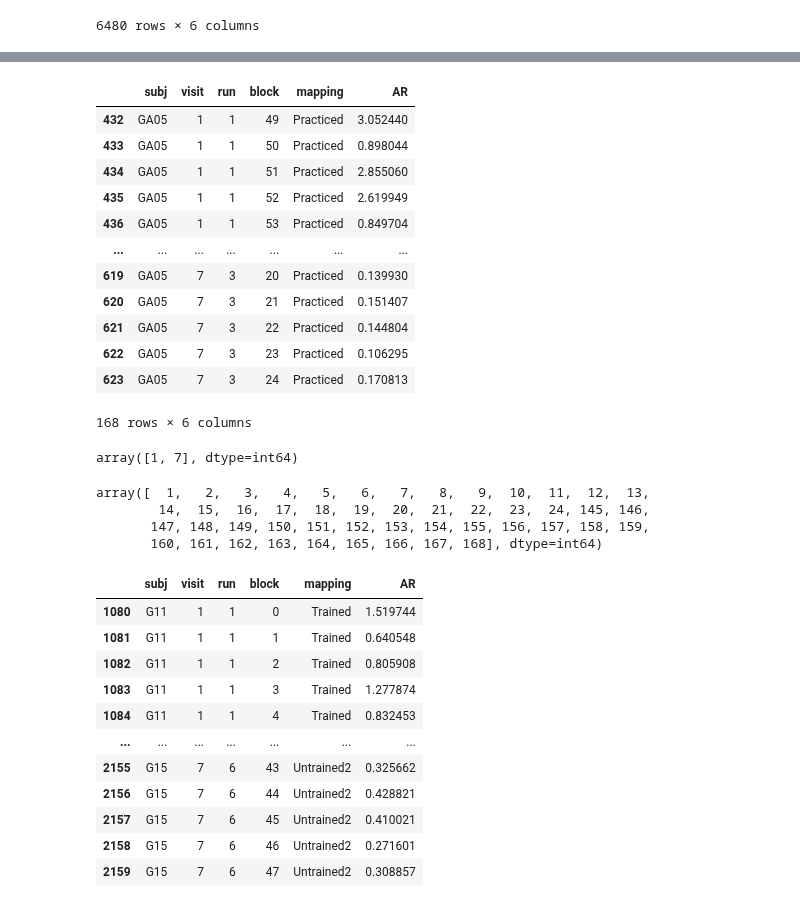
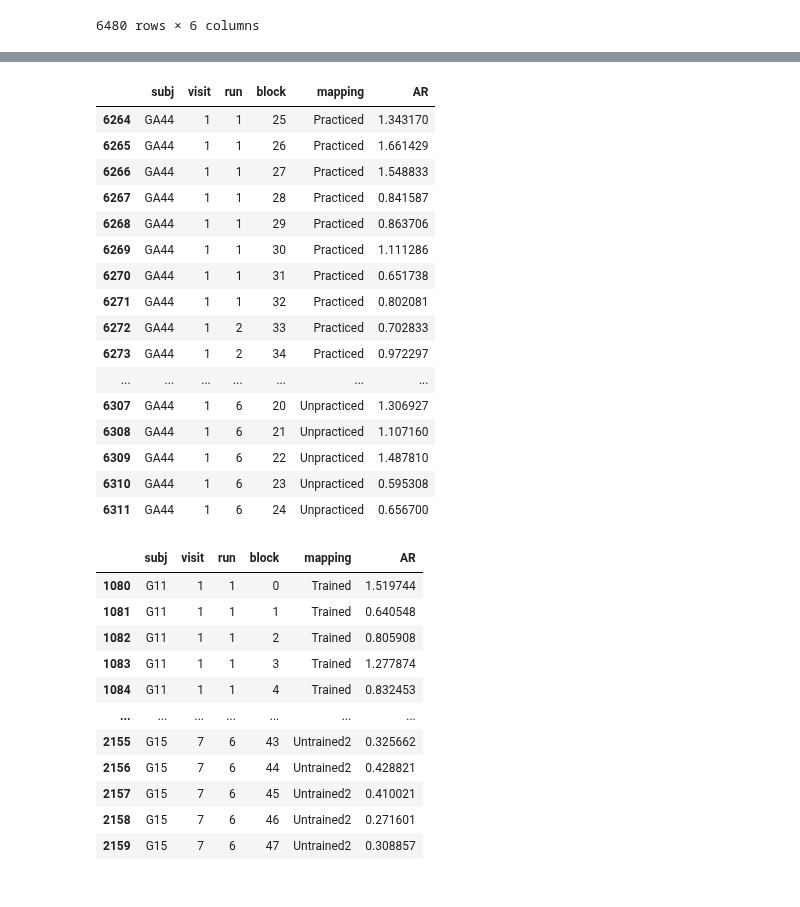
Before and after one commit to psb629/labs, a Jupyter notebook: GD/scrpits/notebook/Behavior_analysis.ipynb, the cells around one changed output, grey strips where cells are left out. Saved outputs shown, nothing was run; the diff lists cells and outputs as text; code cells hidden in the pictures.

```diff
--- a/GD/scrpits/notebook/Behavior_analysis.ipynb
+++ b/GD/scrpits/notebook/Behavior_analysis.ipynb
@@ -784,33 +771,32 @@ array([  0,   1,   2,   3,   4,   5,   6,   7,   8,   9,  10,  11,  12,
-# %%
-subj = 'GA05'
-temp = dGA[(dGA.subj==subj)&(dGA.mapping=='Practiced')]
-temp
-## temp['block'] = range(168)
-# %% [output]
-|  | subj | visit | run | block | mapping | AR |
-| 432 | GA05 | 1 | 1 | 49 | Practiced | 3.052440 |
-| 433 | GA05 | 1 | 1 | 50 | Practiced | 0.898044 |
-| 434 | GA05 | 1 | 1 | 51 | Practiced | 2.855060 |
-| 435 | GA05 | 1 | 1 | 52 | Practiced | 2.619949 |
-| 436 | GA05 | 1 | 1 | 53 | Practiced | 0.849704 |
-| ... | ... | ... | ... | ... | ... | ... |
-| 619 | GA05 | 7 | 3 | 20 | Practiced | 0.139930 |
-| 620 | GA05 | 7 | 3 | 21 | Practiced | 0.151407 |
-| 621 | GA05 | 7 | 3 | 22 | Practiced | 0.144804 |
-| 622 | GA05 | 7 | 3 | 23 | Practiced | 0.106295 |
-| 623 | GA05 | 7 | 3 | 24 | Practiced | 0.170813 |
-168 rows × 6 columns
-# %%
-dGA[(dGA.subj==subj)&(dGA.mapping=='Unpracticed')].visit.unique()
-# %% [output]
-array([1, 7], dtype=int64)
-# %%
-dGA[(dGA.subj==subj)&(dGA.mapping=='Unpracticed')].block.unique()
-# %% [output]
-array([  1,   2,   3,   4,   5,   6,   7,   8,   9,  10,  11,  12,  13,
-        14,  15,  16,  17,  18,  19,  20,  21,  22,  23,  24, 145, 146,
-       147, 148, 149, 150, 151, 152, 153, 154, 155, 156, 157, 158, 159,
-       160, 161, 162, 163, 164, 165, 166, 167, 168], dtype=int64)
+# %%
+for s in dGA.subj.unique():
+    for v in [1,7]:
+        for r in [1,2,3,4,5,6]:
+            temp = dGA[(dGA.subj==s)&(dGA.visit==v)&(dGA.run==r)]
+
+#     for v in [2,3,4,5,6]:
+#         for r in [1,2,3]:
+# %%
+temp = dGA[(dGA.subj==s)&(dGA.visit==1)]
+temp
+# %% [output]
+|  | subj | visit | run | block | mapping | AR |
+| 6264 | GA44 | 1 | 1 | 25 | Practiced | 1.343170 |
+| 6265 | GA44 | 1 | 1 | 26 | Practiced | 1.661429 |
+| 6266 | GA44 | 1 | 1 | 27 | Practiced | 1.548833 |
+| 6267 | GA44 | 1 | 1 | 28 | Practiced | 0.841587 |
+| 6268 | GA44 | 1 | 1 | 29 | Practiced | 0.863706 |
+| 6269 | GA44 | 1 | 1 | 30 | Practiced | 1.111286 |
+| 6270 | GA44 | 1 | 1 | 31 | Practiced | 0.651738 |
+| 6271 | GA44 | 1 | 1 | 32 | Practiced | 0.802081 |
+| 6272 | GA44 | 1 | 2 | 33 | Practiced | 0.702833 |
+| 6273 | GA44 | 1 | 2 | 34 | Practiced | 0.972297 |
+| ... | ... | ... | ... | ... | ... | ... |
+| 6307 | GA44 | 1 | 6 | 20 | Unpracticed | 1.306927 |
+| 6308 | GA44 | 1 | 6 | 21 | Unpracticed | 1.107160 |
+| 6309 | GA44 | 1 | 6 | 22 | Unpracticed | 1.487810 |
+| 6310 | GA44 | 1 | 6 | 23 | Unpracticed | 0.595308 |
+| 6311 | GA44 | 1 | 6 | 24 | Unpracticed | 0.656700 |
 # %%
 ## preprocess it by several steps (rename values in col.'mapping')
 dGA = pd.DataFrame(columns=temp.columns)
```
Also changed, not shown: parts of 9 cells of this notebook.
